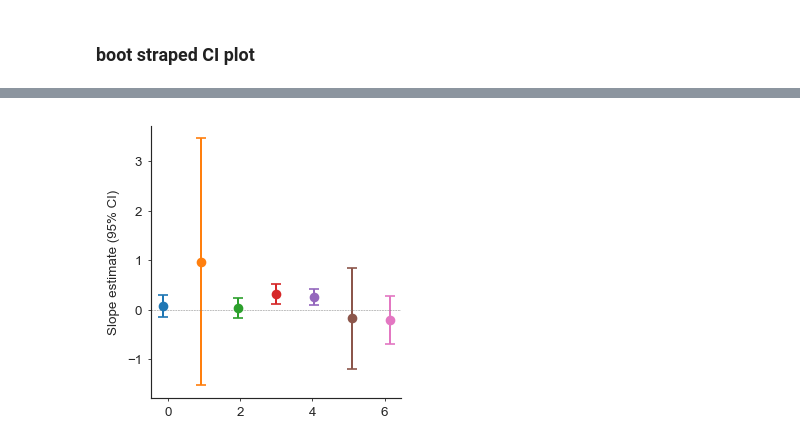
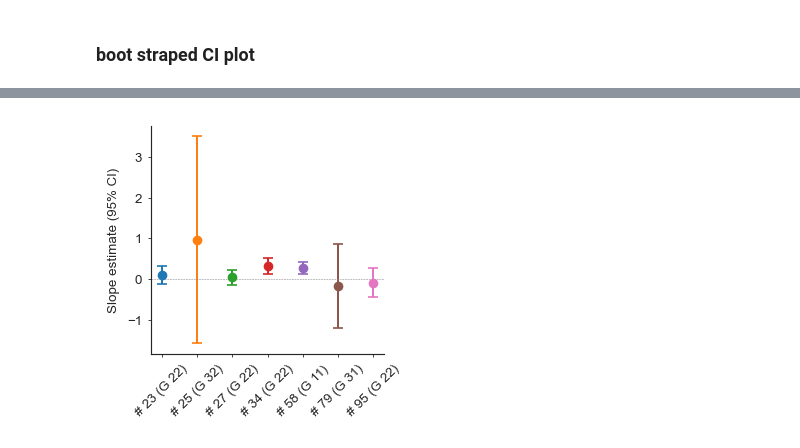
Before and after one commit to SamuelSuhai/model_in_the_loop, a Jupyter notebook: thesis/code/analysis_closed_loop_experiments/rf_mei_test/optstim_test.ipynb, the cells around one changed output, grey strips where cells are left out. Cells and saved outputs as stored; diff of their text form; code cells hidden in the pictures.

```diff
--- a/thesis/code/analysis_closed_loop_experiments/rf_mei_test/optstim_test.ipynb
+++ b/thesis/code/analysis_closed_loop_experiments/rf_mei_test/optstim_test.ipynb
@@ -500,6 +507,9 @@ plotter.tight_layout()
 # %%
 fig,ax = plt.subplots(1,1,figsize=plotter.figsize_from_frac(2/3,1/3))
 import matplotlib.lines as mlines
+
+# turn true_online_roi_id column into int for plotting wo poin
+model_true_df1["true_online_roi_id"] = model_true_df1["true_online_roi_id"].astype(int)
 
 mei_ut.plot_predicted_vs_true_scalar_value(
     df = model_true_df1,
@@ -520,17 +530,18 @@ legend_handles = []
 for roi,color in color_map.items():
     celltype = celltype_df1[celltype_df1["roi_id_data"] == roi]["celltype"].item()
     legend_handles.append(
-        mlines.Line2D([],[],marker = "o",color=color, linestyle = "None", label=f"ROI {roi} (G {celltype})")
+        mlines.Line2D([],[],marker = "o",color=color, linestyle = "None", label=f"RGC #{roi} (G {celltype})")
     )
 
 # add legend
 ax.legend(handles=legend_handles,
         loc='lower center',
         bbox_to_anchor=(0.5, 1.02),
-        ncol=3,
+        ncol=4,
         frameon=False
         )
 
 plotter.tight_layout()
 fig_name= os.path.join(FIGURE_PATH,f"predicted_vs_true_response_last10frames_mean_GCL4_paper.svg")
+plt.savefig(fig_name,format='svg',bbox_inches='tight')
 # %% [output]
@@ -570,0 +582,12 @@ analyzing for type 95.0
+# %%
+# format df for plotting
+df_plot = pu.make_plot_df(boot_results, only_order_n=1)
+
+# add celltype
+df_plot = df_plot.merge(
+    celltype_df1,
+    left_on="true_online_roi_id",
+    right_on="roi_id_data",
+)
+df_plot["cell_label"] = df_plot.apply(lambda row: f"# {row['true_online_roi_id']} (G {row['celltype']})", axis=1)
+df_plot
@@ -571,8 +603,9 @@ analyzing for type 95.0
 # %%
-df_plot = pu.make_plot_df(boot_results, only_order_n=1)
 fig,ax = plt.subplots(1,1,figsize=plotter.figsize_from_frac(1/3,1/3))
-ax = pu.plot_points_and_ci(df_plot,column="true_online_roi_id",ax =ax)
+ax = pu.plot_points_and_ci(df_plot,column="cell_label",ax =ax,xtick_angle=45)
 ax.set_ylabel("Slope estimate (95% CI)")
 plotter.tight_layout()
+fig_name = "slope_CI_celltype_optstim"
+plt.savefig(os.path.join(FIGURE_PATH,f"{fig_name}.svg"),format='svg',bbox_inches='tight')
 # %% [output]
-[figure, old version]
+[figure, new version]
```
Also changed, not shown: parts of 6 cells of this notebook, 12 other files.
